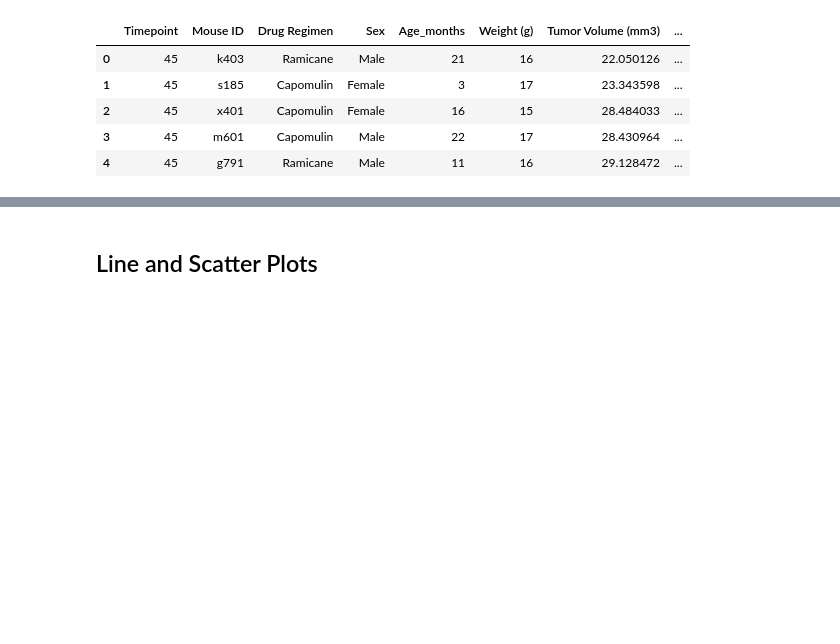
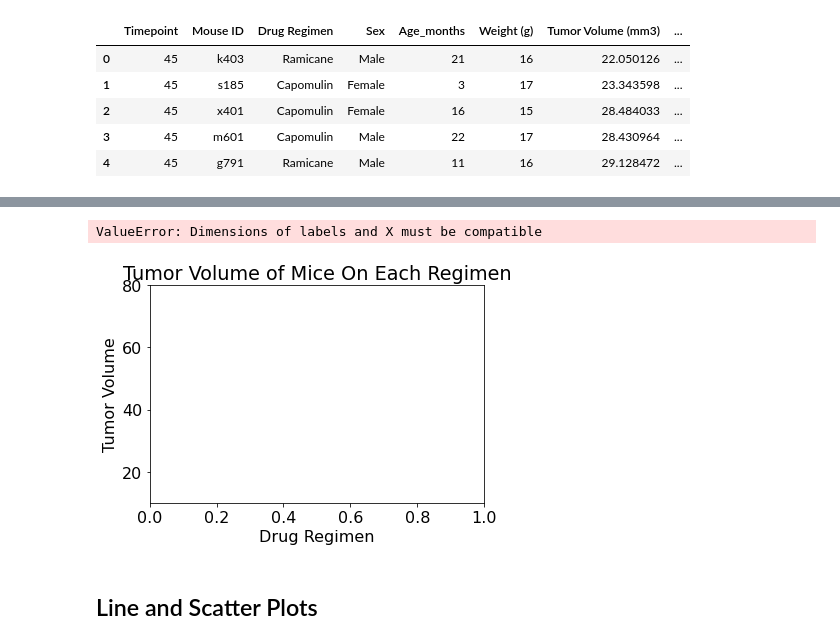
Before and after one commit to ZKeller22/UCI-Homework-Keller, a Jupyter notebook: matplotlib-challenge/Pymaceuticals/pymaceuticals_starter.ipynb, the cells around one changed output, grey strips where cells are left out. Drawn from its saved outputs; the diff is of its cells as text; code cells hidden in the pictures; blank space fills up the shorter version.

```diff
--- a/matplotlib-challenge/Pymaceuticals/pymaceuticals_starter.ipynb
+++ b/matplotlib-challenge/Pymaceuticals/pymaceuticals_starter.ipynb
@@ -275,0 +260,17 @@ Values above 73.31018776874998 could be outliers.
+# %%
+# Locate the rows which contain mice on each drug and get the tumor volumes
+for drug in drug_list:
+    tumor_vol_by_drug = four_drugs['Tumor Volume (mm3)'].loc[four_drugs['Drug Regimen'] == drug]
+# add subset
+    tumor_vol.append(tumor_vol_by_drug)
+
+# Determine outliers using upper and lower bounds
+    quartiles = tumor_vol_by_drug.quantile([.25,.5,.75])
+    lowerq = quartiles[0.25]
+    upperq = quartiles[0.75]
+    iqr = upperq-lowerq
+    print(f'For {drug}, Interquartile Range (IQR) is {round(iqr,4)}.')
+    lower_bound = lowerq - (1.5*iqr)
+    upper_bound = upperq + (1.5*iqr)
+    print(f'For {drug}, values below {round(lower_bound,4)} could be outliers.')
+    print(f'For {drug}, values above {round(upper_bound,4)} could be outliers.\n')
@@ -276,2 +293,19 @@ Values above 73.31018776874998 could be outliers.
+# %%
+# Generate a box plot of the final tumor volume of each mouse across four regimens of interest
+blue_diamond = dict(markerfacecolor='g', marker='D')
+fig1, ax1 = plt.subplots()
+
+# Set title, labels, limits
+ax1.set_title('Tumor Volume of Mice On Each Regimen')
+ax1.set_xlabel('Drug Regimen')
+ax1.set_ylabel('Tumor Volume')
+
+ax1.set_ylim(10, 80)
+ax1.boxplot(tumor_vol,labels=drug_list, flierprops=green_diamond)
+plt.tight_layout()
+plt.show()
+# %% [output]
+ValueError: Dimensions of labels and X must be compatible
+[figure, added]
 # %% [markdown]
 ## Line and Scatter Plots
```
Also changed, not shown: parts of 9 cells of this notebook.
